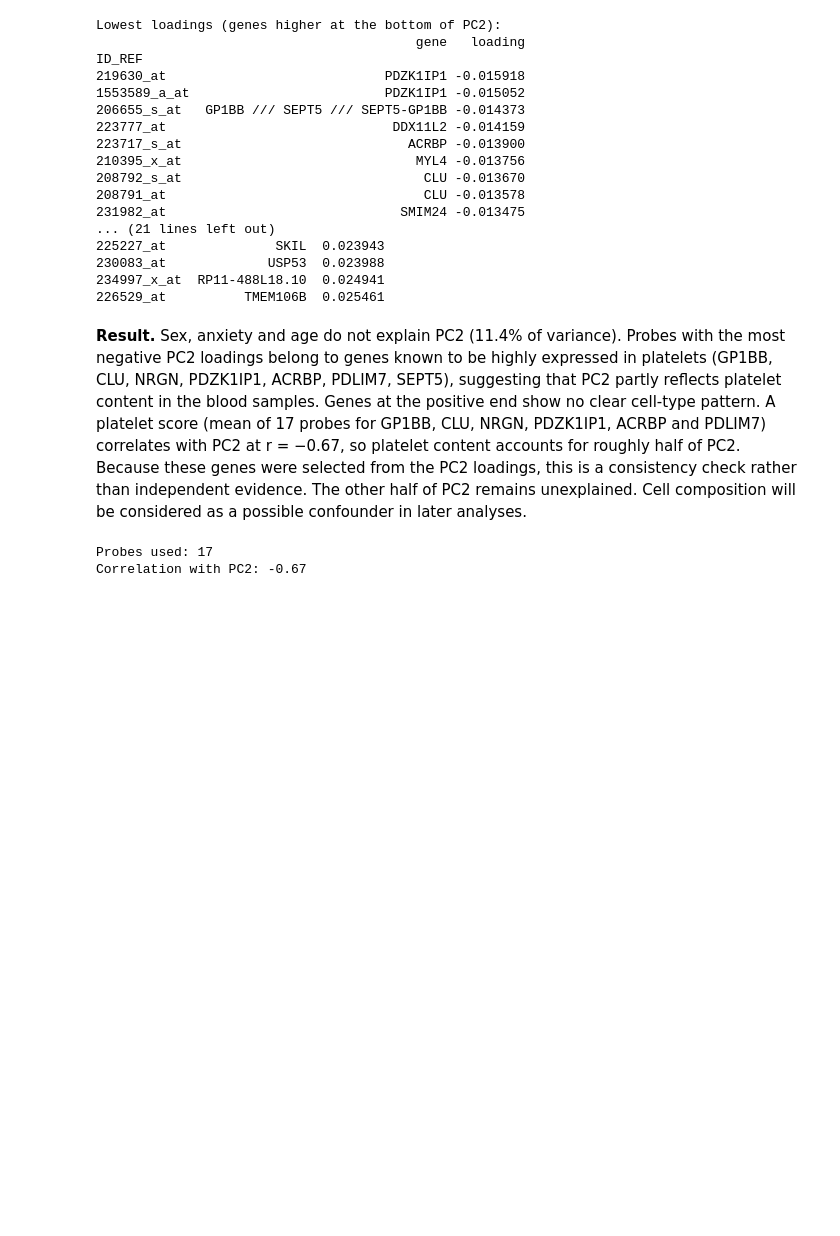
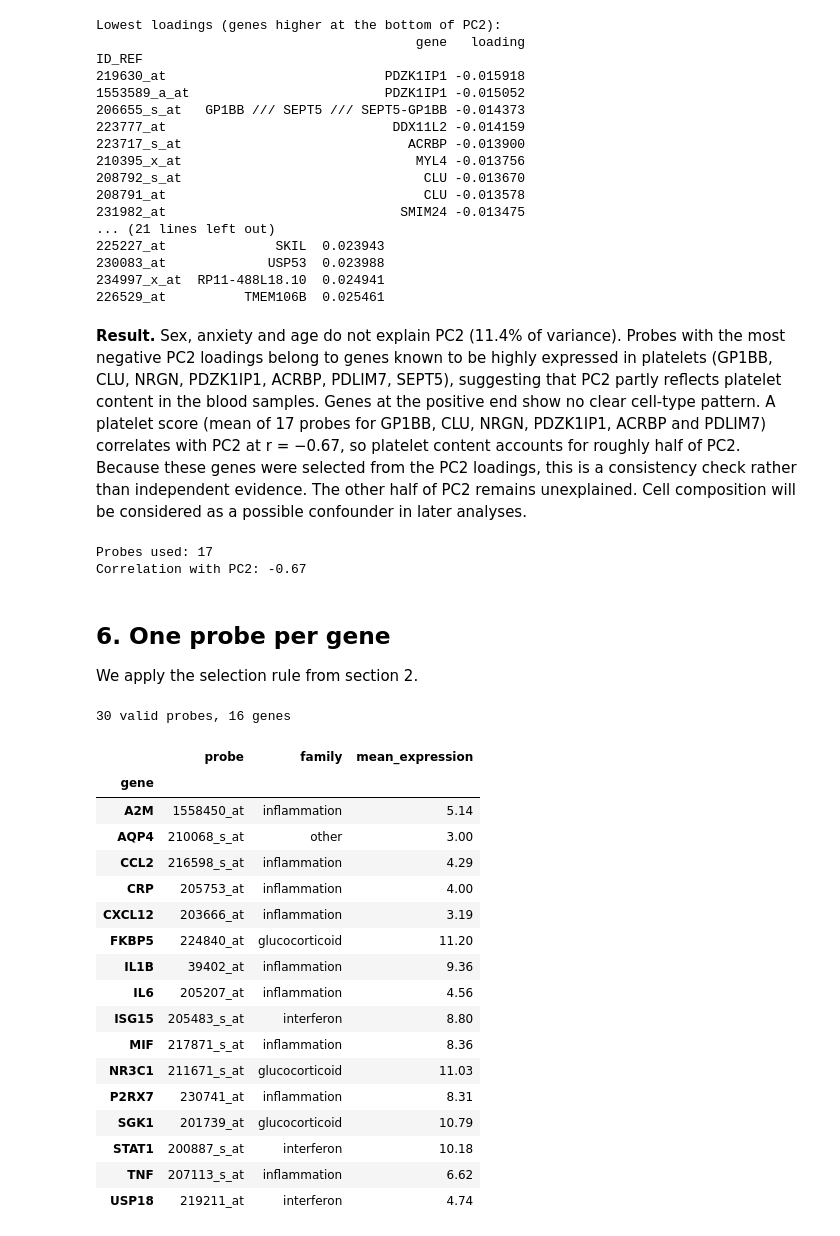
Before and after one commit to Claudialollo/inflammatory-depression-transcriptome, a Jupyter notebook: notebooks/02_gene_panel.ipynb, the cells around one changed output. Cells and saved outputs as stored; diff of their text form; code cells hidden in the pictures; blank space fills up the shorter version.

Commit message:
Select one probe per gene and flag low-expression genes

```diff
--- a/notebooks/02_gene_panel.ipynb
+++ b/notebooks/02_gene_panel.ipynb
@@ -141,10 +147,3 @@ Length: 1, dtype: str
 | 50% | 5.04 | 4.94 | 4.93 | 4.89 | 5.00 |
 | 75% | 6.89 | 6.99 | 7.10 | 6.99 | 6.94 |
 | max | 14.19 | 14.20 | 14.25 | 14.25 | 14.22 |
-# %%
-pheno = gse.phenotype_data
-print(pheno["data_processing"].unique())
-
-expr = gse.pivot_samples("VALUE")
-print(expr.shape)
-expr.iloc[:, :10].describe().round(2)
@@ -317,3 +302,38 @@ print("Correlation with PC2:", round(samples["platelet_score"].corr(samples["PC2
 # %% [output]
 Probes used: 17
 Correlation with PC2: -0.67
+# %% [markdown]
+## 6. One probe per gene
+We apply the selection rule from section 2.
+# %%
+is_control = probe_map["probe"].str.startswith("AFFX-")
+is_x = probe_map["suffix"] == "_x_at"
+valid = probe_map[~is_control & ~is_x].copy()
+
+valid["mean_expression"] = expr.loc[valid["probe"]].mean(axis=1).values
+
+valid = valid.sort_values(["gene", "mean_expression"], ascending=[True, False])
+selected = valid.drop_duplicates("gene").set_index("gene")
+
+print(len(valid), "valid probes,", len(selected), "genes")
+selected[["probe", "family", "mean_expression"]].round(2)
+# %% [output]
+30 valid probes, 16 genes
+|  | probe | family | mean_expression |
+| gene |  |  |  |
+| A2M | 1558450_at | inflammation | 5.14 |
+| AQP4 | 210068_s_at | other | 3.00 |
+| CCL2 | 216598_s_at | inflammation | 4.29 |
+| CRP | 205753_at | inflammation | 4.00 |
+| CXCL12 | 203666_at | inflammation | 3.19 |
+| FKBP5 | 224840_at | glucocorticoid | 11.20 |
+| IL1B | 39402_at | inflammation | 9.36 |
+| IL6 | 205207_at | inflammation | 4.56 |
+| ISG15 | 205483_s_at | interferon | 8.80 |
+| MIF | 217871_s_at | inflammation | 8.36 |
+| NR3C1 | 211671_s_at | glucocorticoid | 11.03 |
+| P2RX7 | 230741_at | inflammation | 8.31 |
+| SGK1 | 201739_at | glucocorticoid | 10.79 |
+| STAT1 | 200887_s_at | interferon | 10.18 |
+| TNF | 207113_s_at | inflammation | 6.62 |
+| USP18 | 219211_at | interferon | 4.74 |
```
Also changed, not shown: parts of 3 cells of this notebook.
